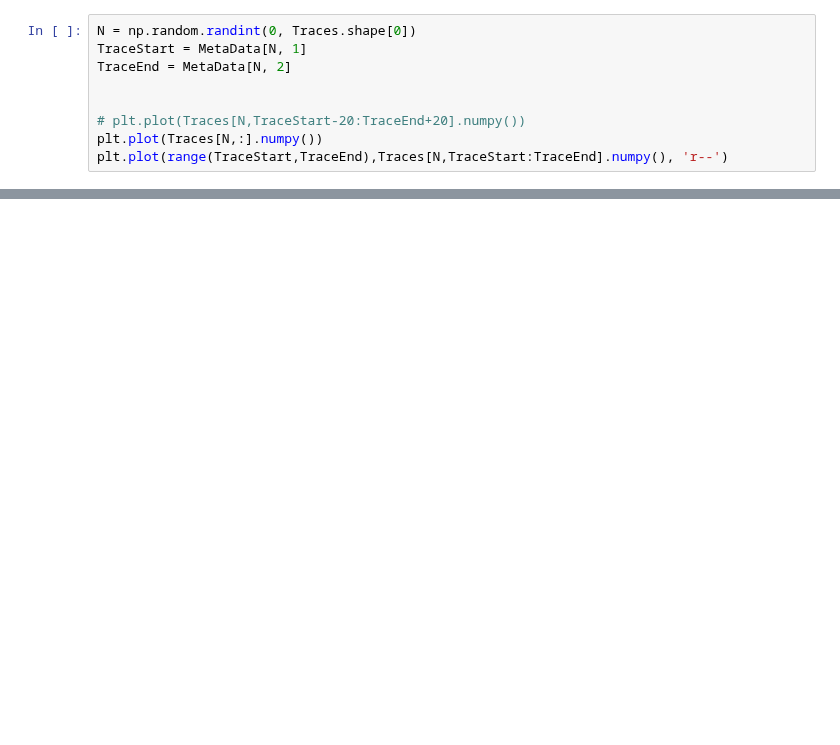
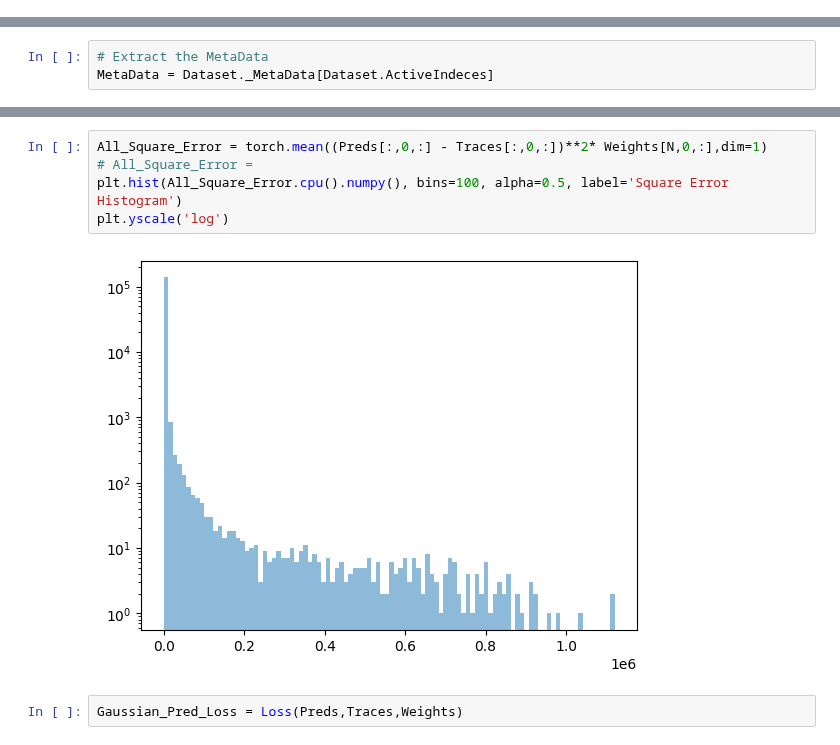
Before and after one commit to fedor-tairli/CDEProject, a Jupyter notebook: PulseTriggering/Code/test.ipynb, the cells around one changed output, grey strips where cells are left out. Cells and saved outputs as stored; diff of their text form; blank space fills up the shorter version.

```diff
--- a/PulseTriggering/Code/test.ipynb
+++ b/PulseTriggering/Code/test.ipynb
@@ -20,9 +72,0 @@ torch.Size([2000, 1000])
-# %%
-N = np.random.randint(0, Traces.shape[0])
-TraceStart = MetaData[N, 1]
-TraceEnd = MetaData[N, 2]
-
-
-# plt.plot(Traces[N,TraceStart-20:TraceEnd+20].numpy())
-plt.plot(Traces[N,:].numpy())
-plt.plot(range(TraceStart,TraceEnd),Traces[N,TraceStart:TraceEnd].numpy(), 'r--')
@@ -40,0 +73,3 @@ plt.hist(MetaData[:, 2].numpy()- MetaData[:, 1].numpy(), bins=20)
+# %%
+# Extract the MetaData
+MetaData = Dataset._MetaData[Dataset.ActiveIndeces]
@@ -40,0 +143,9 @@ plt.hist(MetaData[:, 2].numpy()- MetaData[:, 1].numpy(), bins=20)
+# %%
+All_Square_Error = torch.mean((Preds[:,0,:] - Traces[:,0,:])**2* Weights[N,0,:],dim=1)
+# All_Square_Error =
+plt.hist(All_Square_Error.cpu().numpy(), bins=100, alpha=0.5, label='Square Error Histogram')
+plt.yscale('log')
+# %% [output]
+[figure, added]
+# %%
+Gaussian_Pred_Loss = Loss(Preds,Traces,Weights)
```
Also changed, not shown: parts of 20 cells of this notebook, 7 other files.
